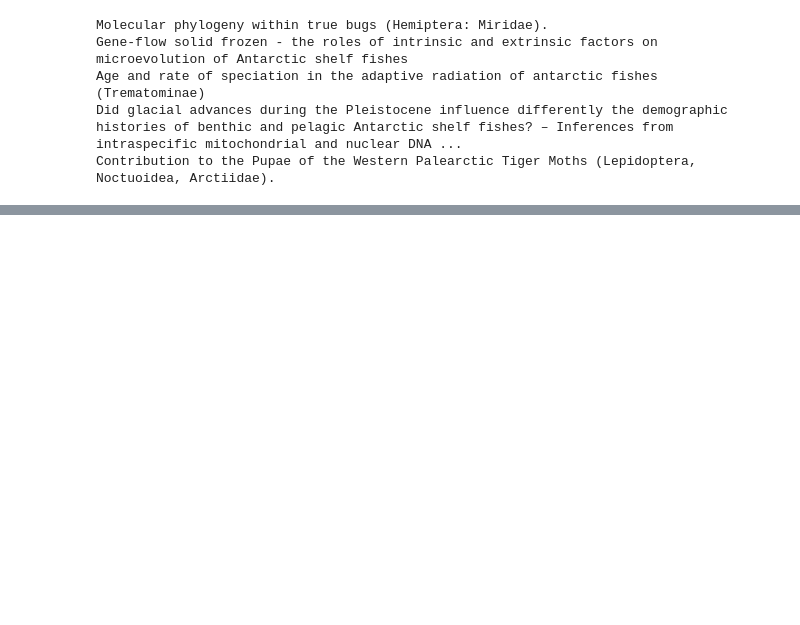
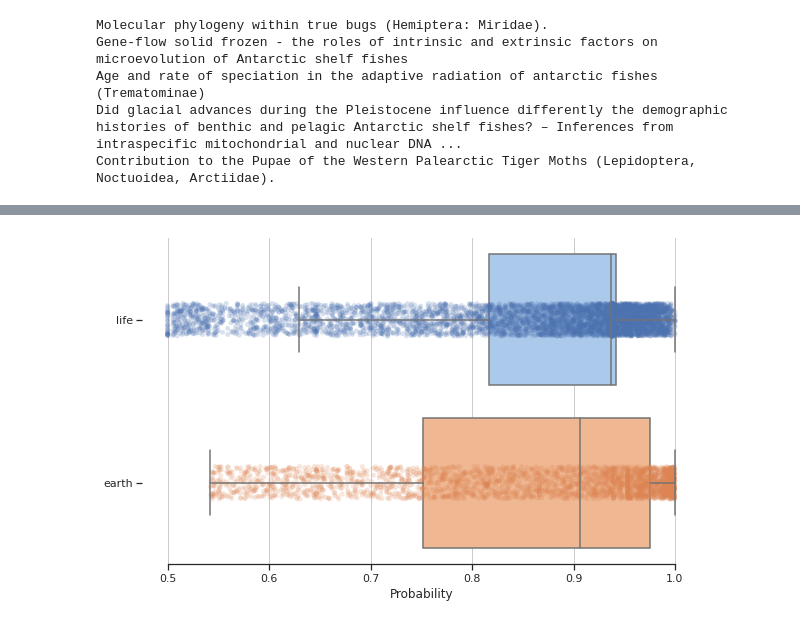
Before and after one commit to NaturalHistoryMuseum/synth_transform, a Jupyter notebook: notebooks/classifiers.ipynb, the cells around one changed output, grey strips where cells are left out. Saved outputs shown, nothing was run; the diff lists cells and outputs as text; code cells hidden in the pictures; blank space fills up the shorter version.

Commit message:
Add boxplots and probabilities to the classifier notebook
- included svc and vectoriser pickles
- removed naive bayes because it wasn't adding anything
- added subtitles
- removed "other" category

```diff
--- a/notebooks/classifiers.ipynb
+++ b/notebooks/classifiers.ipynb
@@ -377,0 +327,11 @@ age rate speciat adapt radiat antarct fish
+# %%
+processed_titles = []
+
+with ThreadPoolExecutor(10) as thread_executor:
+    thread_map(lambda x: get_tokens(x, processed_titles), titles)
+
+# results are returned as lists of tokens, so these need to be joined back together
+processed_titles = [' '.join(t) for t in processed_titles]
+
+for t in processed_titles[:5]:
+    print(t)
@@ -378,8 +345,6 @@ age rate speciat adapt radiat antarct fish
 # %%
 transformed_titles = vectoriser.transform(processed_titles)
-predictions = pd.Series(svc_classifier.predict(transformed_titles))
-
-predictions = predictions.replace(0, 'earth').replace(1, 'life').replace(2, 'other')
+predictions = pd.Series(svc_classifier.predict(transformed_titles), name='Category')
 
 print(predictions.value_counts())
 # %% [output]
@@ -486,0 +356,13 @@ The systematic position and phylogenetic relationships of Asiobaccha Violovitsh
+# %%
+prediction_probabilities = svc_classifier.predict_proba(transformed_titles)
+
+category_probability = pd.concat(
+    [pd.Series(titles, name='Title'),
+     predictions,
+     pd.Series(prediction_probabilities.max(axis=1), name='Probability')], axis=1)
+
+print('EARTH:')
+print(category_probability[category_probability.Category=='earth'].sample(10))
+print('\n')
+print('LIFE:')
+print(category_probability[category_probability.Category=='life'].sample(10))
@@ -486,0 +387,17 @@ The systematic position and phylogenetic relationships of Asiobaccha Violovitsh
+# %%
+from matplotlib import pyplot as plt
+import seaborn as sns
+
+sns.set_theme(style="ticks")
+
+fig, ax = plt.subplots(figsize=(10, 6))
+sns.boxplot(x='Probability', y='Category', data=category_probability, palette='pastel', fliersize=0)
+sns.stripplot(x='Probability', y='Category', data=category_probability, alpha=0.2, zorder=1)
+
+ax.xaxis.grid(True)
+ax.set(ylabel="")
+sns.despine(trim=True, left=True)
+
+plt.show()
+# %% [output]
+[figure, added]
```
Also changed, not shown: parts of 25 cells of this notebook, 2 other files.
